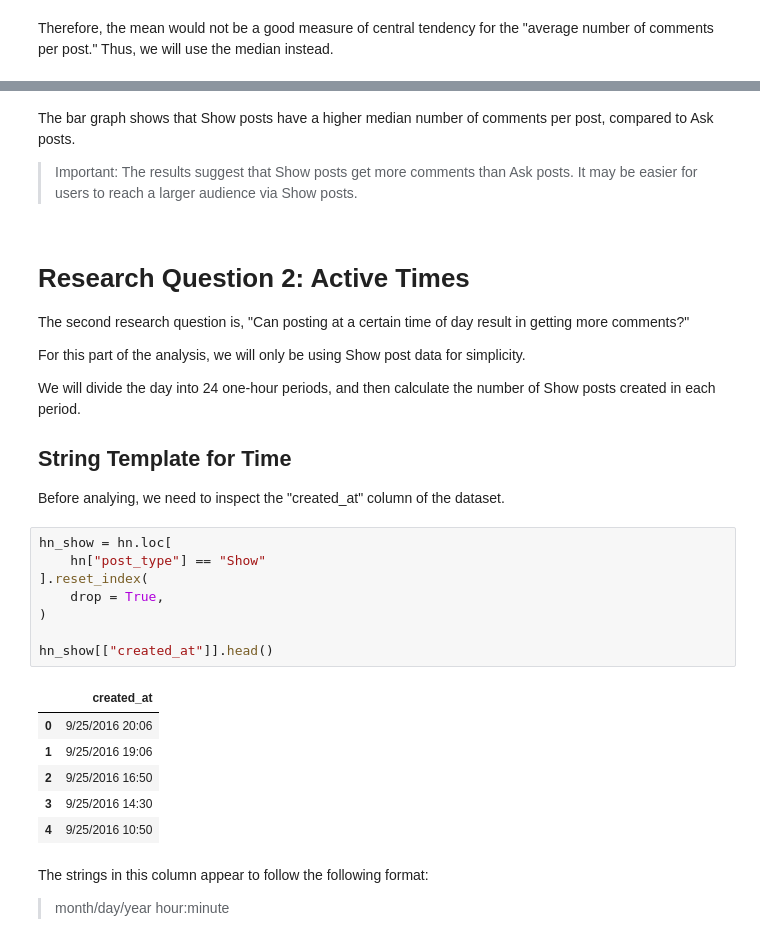
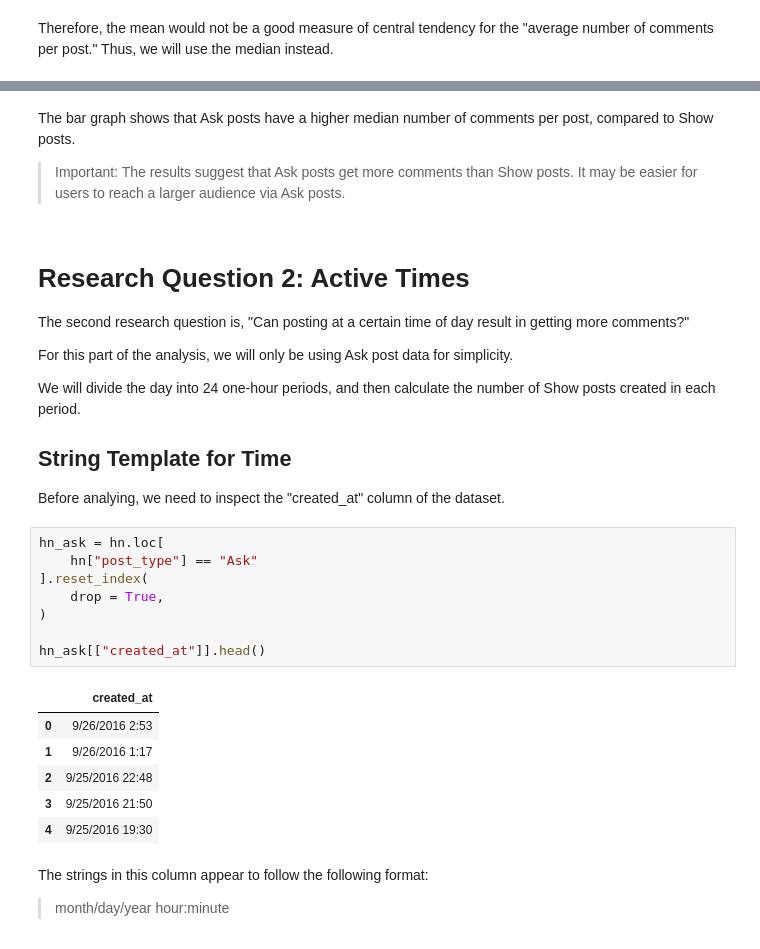
Before and after one commit to MiguelAHG/mahg-data-science, a Jupyter notebook: _notebooks/2021-05-11-Optimizing-Hacker-News-Posts.ipynb, the cells around one changed output, grey strips where cells are left out. Drawn from its saved outputs; the diff is of its cells as text.

```diff
--- a/_notebooks/2021-05-11-Optimizing-Hacker-News-Posts.ipynb
+++ b/_notebooks/2021-05-11-Optimizing-Hacker-News-Posts.ipynb
@@ -376,15 +376,15 @@ chart
 # %% [output]
 [interactive output not drawn]
 # %% [markdown]
-The bar graph shows that Show posts have a higher median number of comments per post, compared to Ask posts.
+The bar graph shows that Ask posts have a higher median number of comments per post, compared to Show posts.
 
-> Important: The results suggest that Show posts get more comments than Ask posts. It may be easier for users to reach a larger audience via Show posts.
+> Important: The results suggest that Ask posts get more comments than Show posts. It may be easier for users to reach a larger audience via Ask posts.
 # %% [markdown]
 # Research Question 2: Active Times
 
 The second research question is, "Can posting at a certain time of day result in getting more comments?"
 
-For this part of the analysis, we will only be using Show post data for simplicity.
+For this part of the analysis, we will only be using Ask post data for simplicity.
 
 We will divide the day into 24 one-hour periods, and then calculate the number of Show posts created in each period.
 
@@ -392,20 +392,20 @@ We will divide the day into 24 one-hour periods, and then calculate the number o
 
 Before analying, we need to inspect the "created_at" column of the dataset.
 # %%
-hn_show = hn.loc[
-    hn["post_type"] == "Show"
+hn_ask = hn.loc[
+    hn["post_type"] == "Ask"
 ].reset_index(
     drop = True,
 )
 
-hn_show[["created_at"]].head()
+hn_ask[["created_at"]].head()
 # %% [output]
 |  | created_at |
-| 0 | 9/25/2016 20:06 |
-| 1 | 9/25/2016 19:06 |
-| 2 | 9/25/2016 16:50 |
-| 3 | 9/25/2016 14:30 |
-| 4 | 9/25/2016 10:50 |
+| 0 | 9/26/2016 2:53 |
+| 1 | 9/26/2016 1:17 |
+| 2 | 9/25/2016 22:48 |
+| 3 | 9/25/2016 21:50 |
+| 4 | 9/25/2016 19:30 |
 # %% [markdown]
 The strings in this column appear to follow the following format:
 
```
Also changed, not shown: parts of 22 cells of this notebook.
